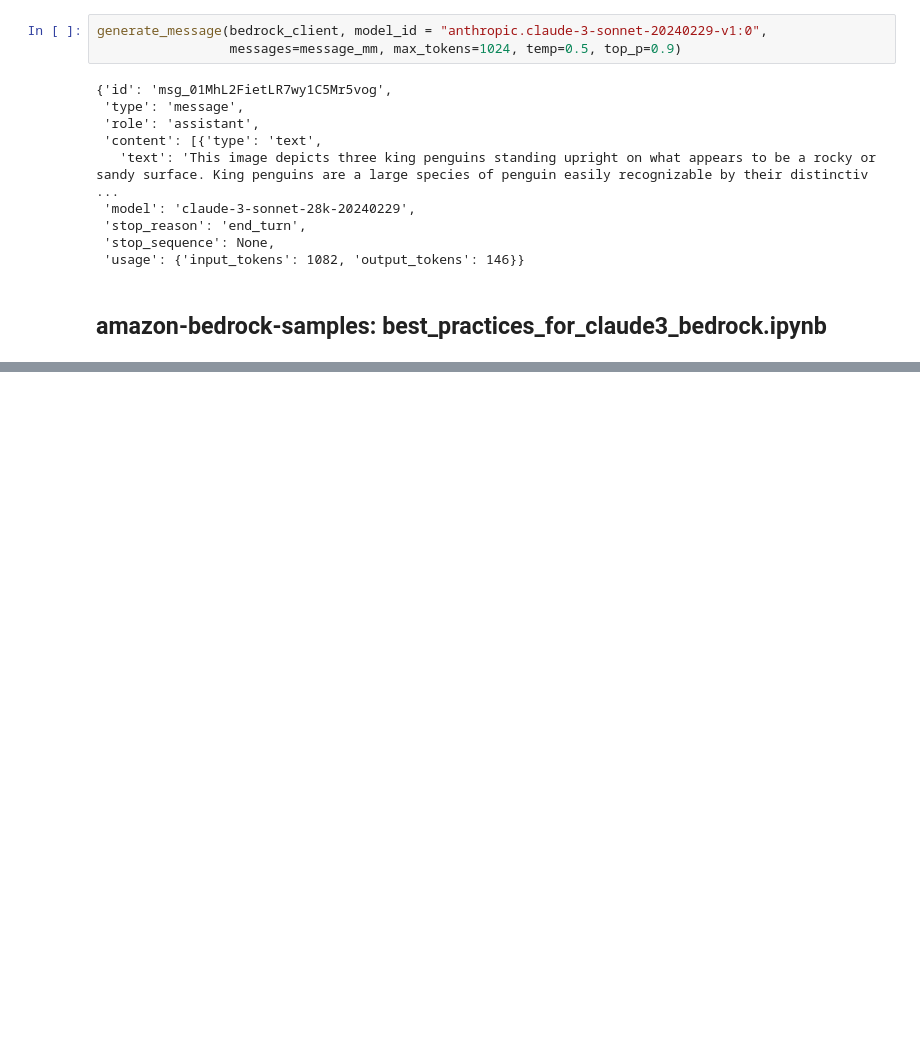
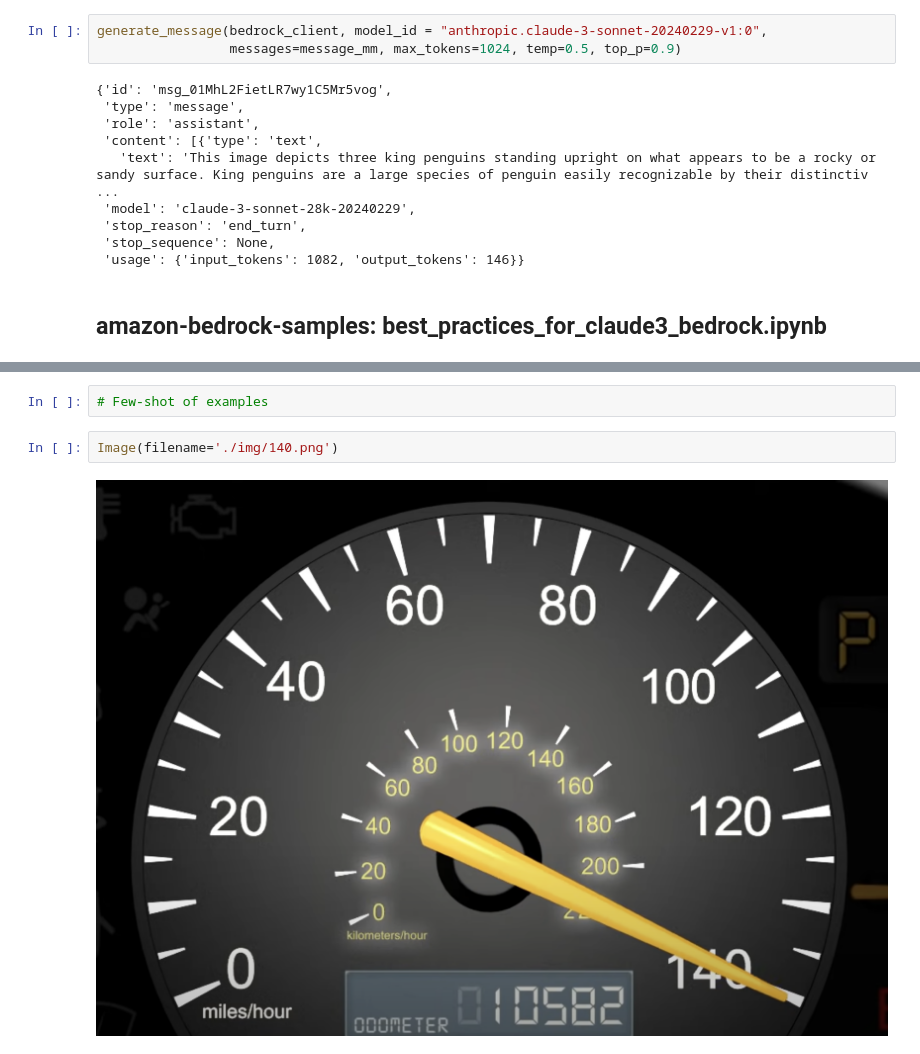
Before and after one commit to walk4rever/QSGenAI, a Jupyter notebook: dl24-bedrock-deepdive.ipynb, the cells around one changed output, grey strips where cells are left out. Drawn from its saved outputs; the diff is of its cells as text; blank space fills up the shorter version.

```diff
--- a/dl24-bedrock-deepdive.ipynb
+++ b/dl24-bedrock-deepdive.ipynb
@@ -220,0 +328,6 @@ generate_message(bedrock_client, model_id = "anthropic.claude-3-sonnet-20240229-
+# %%
+# Few-shot of examples
+# %%
+Image(filename='./img/140.png')
+# %% [output]
+[figure, added]
```
Also changed, not shown: parts of 14 cells of this notebook, 11 other files.
